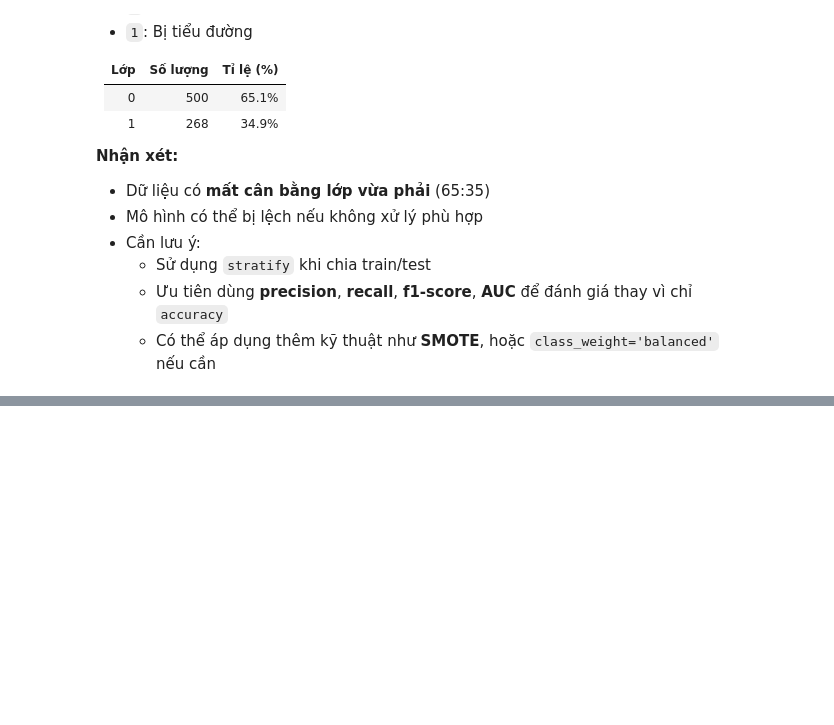
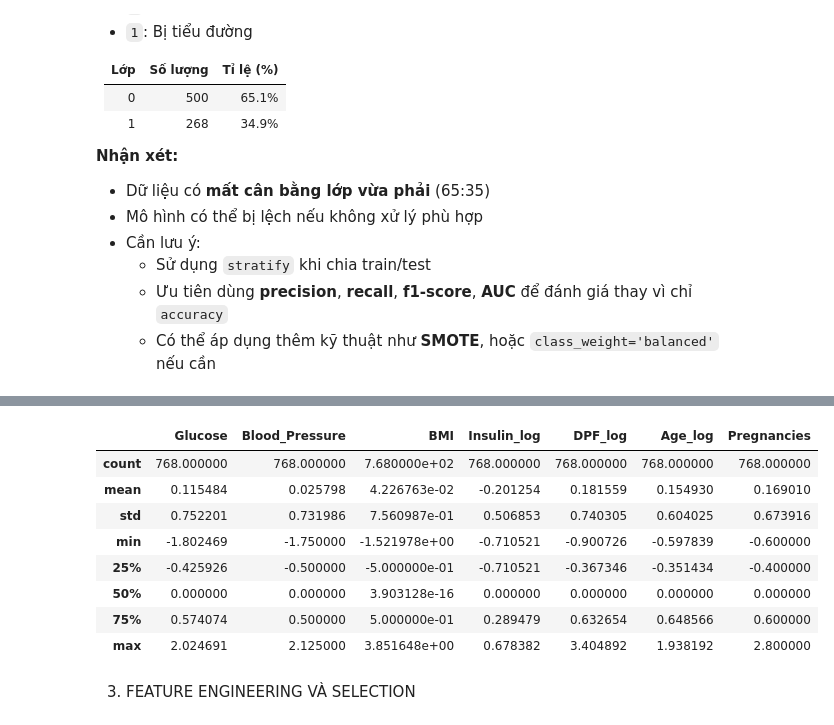
Before and after one commit to tranhoang2804/Capstone-Aptech, a Jupyter notebook: Capstone.ipynb, the cells around one changed output, grey strips where cells are left out. Cells and saved outputs as stored; diff of their text form; code cells hidden in the pictures; blank space fills up the shorter version.

```diff
--- a/Capstone.ipynb
+++ b/Capstone.ipynb
@@ -284,0 +361,21 @@ Biến `Outcome` là biến mục tiêu phân loại nhị phân:
+# %%
+# Xử lý Missing Values (Zero Imputation)
+cols_with_zeros = ['Glucose', 'Blood_Pressure', 'Skin_Thickness', 'Insulin', 'BMI']
+
+for col in cols_with_zeros:
+    for outcome in [0, 1]:
+        # Lọc dữ liệu không phải 0 trong nhóm Outcome
+        filtered = df[(df['Outcome'] == outcome) & (df[col] != 0)]
+
+        # Nếu có dữ liệu, lấy median theo Outcome
+        if not filtered.empty:
+            median_val = filtered[col].median()
+        else:
+            # Nếu nhóm bị thiếu, dùng median toàn cột (có thể đã bị lệch nhưng vẫn tốt hơn giữ 0)
+            median_val = df[df[col] != 0][col].median()
+
+        # Thay thế 0 bằng median tương ứng
+        df.loc[(df[col] == 0) & (df['Outcome'] == outcome), col] = median_val
+
+# Kiểm tra lại kết quả
+print((df[cols_with_zeros] == 0).sum())
@@ -284,0 +389,7 @@ Biến `Outcome` là biến mục tiêu phân loại nhị phân:
+# %%
+# Outlier Treatment
+#  Winsorize tại 1st và 99th percentile
+lower = df['Blood_Pressure'].quantile(0.01)
+upper = df['Blood_Pressure'].quantile(0.99)
+
+df['Blood_Pressure'] = df['Blood_Pressure'].clip(lower, upper)
@@ -284,0 +404,23 @@ Biến `Outcome` là biến mục tiêu phân loại nhị phân:
+# %%
+# Feature Scaling
+features_to_scale = ['Glucose', 'Blood_Pressure', 'BMI',
+                     'Insulin_log', 'DPF_log', 'Age_log', 'Pregnancies']
+# %%
+scaler = RobustScaler()
+df_scaled = df.copy()  # tạo bản sao để lưu giá trị scaled
+
+df_scaled[features_to_scale] = scaler.fit_transform(df[features_to_scale])
+# %%
+df_scaled[features_to_scale].describe()
+# %% [output]
+|  | Glucose | Blood_Pressure | BMI | Insulin_log | DPF_log | Age_log | Pregnancies |
+| count | 768.000000 | 768.000000 | 7.680000e+02 | 768.000000 | 768.000000 | 768.000000 | 768.000000 |
+| mean | 0.115484 | 0.025798 | 4.226763e-02 | -0.201254 | 0.181559 | 0.154930 | 0.169010 |
+| std | 0.752201 | 0.731986 | 7.560987e-01 | 0.506853 | 0.740305 | 0.604025 | 0.673916 |
+| min | -1.802469 | -1.750000 | -1.521978e+00 | -0.710521 | -0.900726 | -0.597839 | -0.600000 |
+| 25% | -0.425926 | -0.500000 | -5.000000e-01 | -0.710521 | -0.367346 | -0.351434 | -0.400000 |
+| 50% | 0.000000 | 0.000000 | 3.903128e-16 | 0.000000 | 0.000000 | 0.000000 | 0.000000 |
+| 75% | 0.574074 | 0.500000 | 5.000000e-01 | 0.289479 | 0.632654 | 0.648566 | 0.600000 |
+| max | 2.024691 | 2.125000 | 3.851648e+00 | 0.678382 | 3.404892 | 1.938192 | 2.800000 |
+# %% [markdown]
+3. FEATURE ENGINEERING VÀ SELECTION
```
Also changed, not shown: parts of 24 cells of this notebook.
